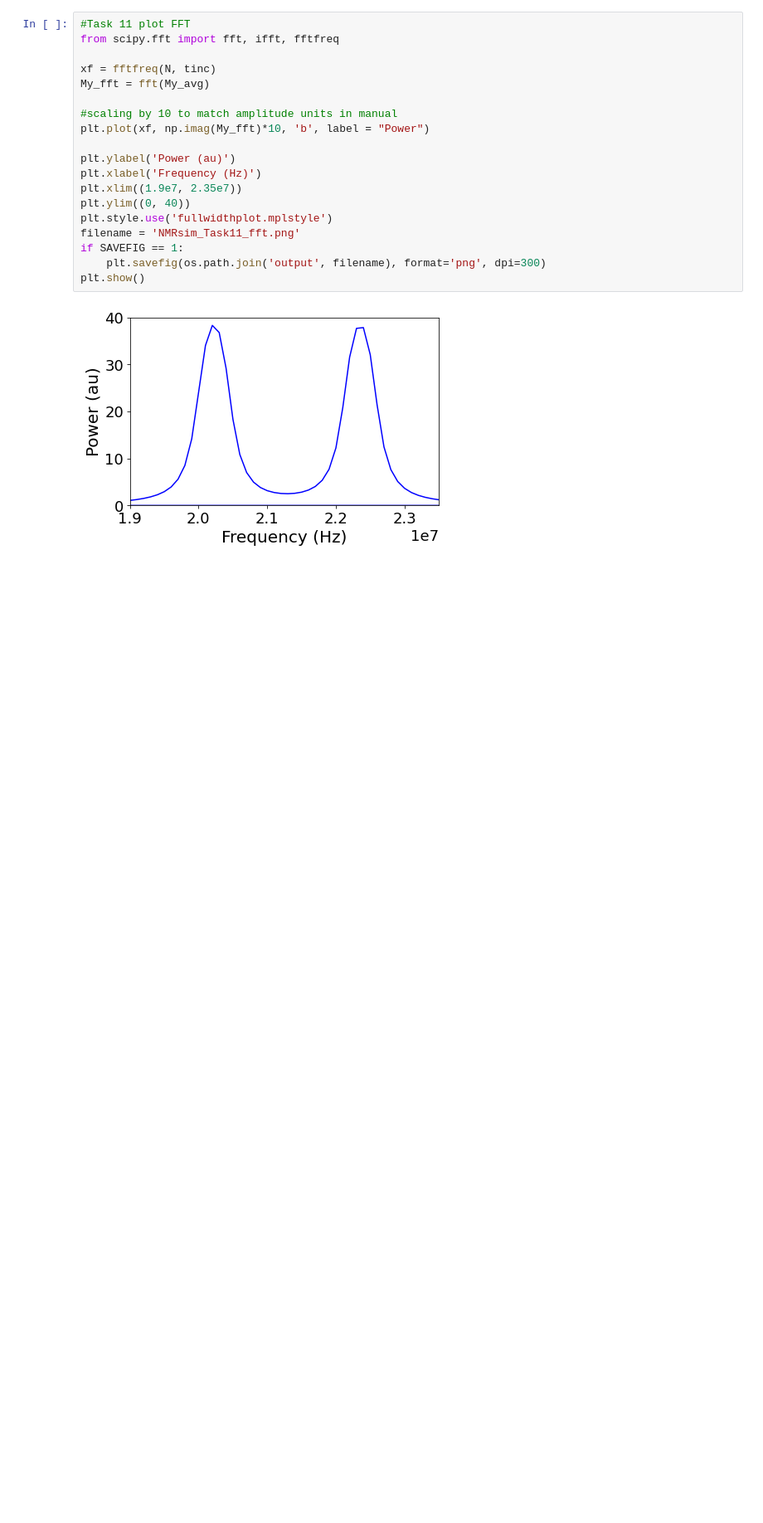
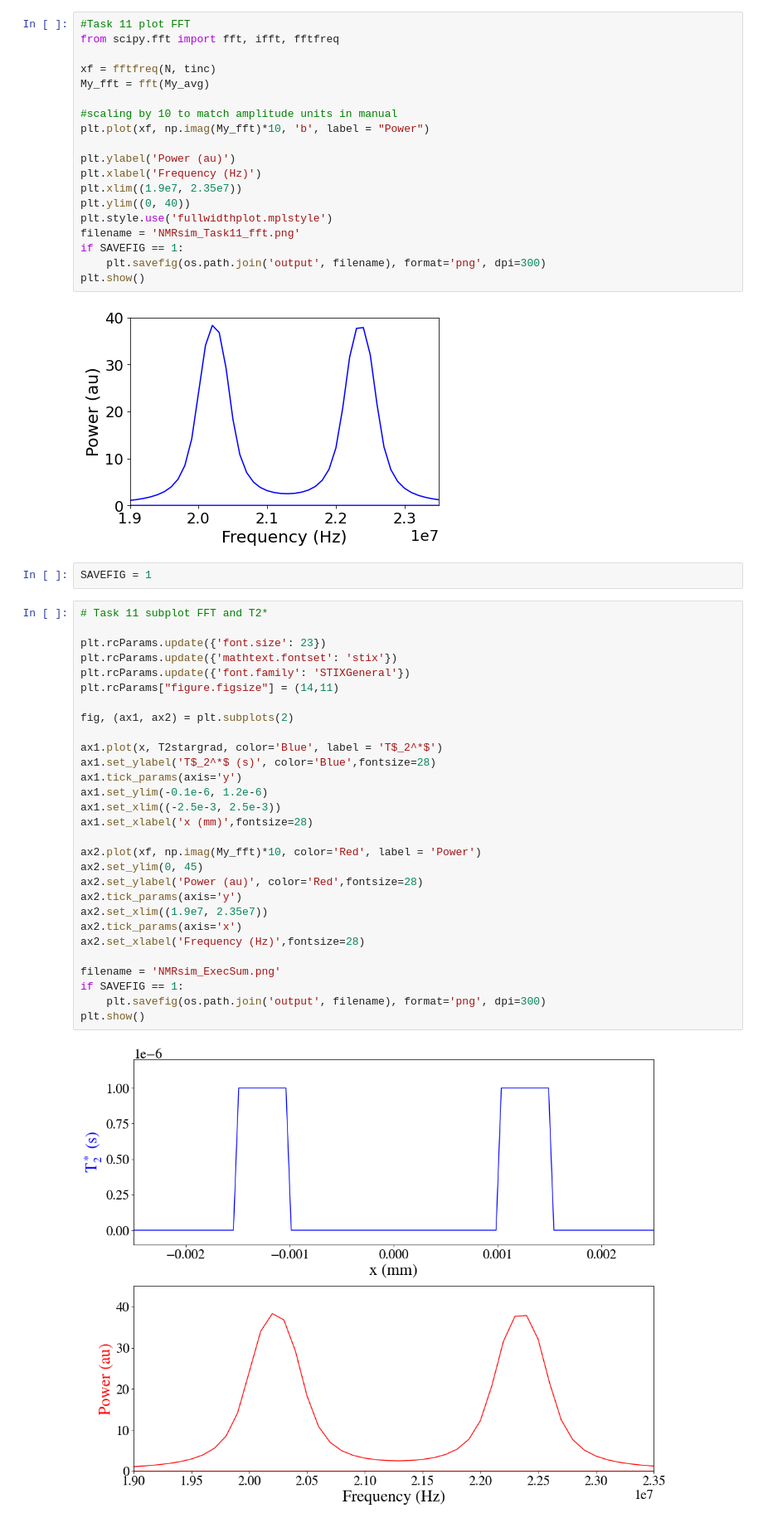
Before and after one commit to genhayes/NMR_Simulations, a Jupyter notebook: NMR Simulation.ipynb, the cells around one changed output. Shown: that part at 83% size. Cells and saved outputs as stored; diff of their text form; blank space fills up the shorter version.

Commit message:
Cleaned up figures and documentation

```diff
--- a/NMR Simulation.ipynb
+++ b/NMR Simulation.ipynb
@@ -1201,3 +1187,36 @@ if SAVEFIG == 1:
 plt.show()
 # %% [output]
 [figure]
+# %%
+SAVEFIG = 1
+# %%
+# Task 11 subplot FFT and T2*
+
+plt.rcParams.update({'font.size': 23})
+plt.rcParams.update({'mathtext.fontset': 'stix'})
+plt.rcParams.update({'font.family': 'STIXGeneral'})
+plt.rcParams["figure.figsize"] = (14,11)
+
+fig, (ax1, ax2) = plt.subplots(2)
+
+ax1.plot(x, T2stargrad, color='Blue', label = 'T$_2^*$')
+ax1.set_ylabel('T$_2^*$ (s)', color='Blue',fontsize=28)
+ax1.tick_params(axis='y')
+ax1.set_ylim(-0.1e-6, 1.2e-6)
+ax1.set_xlim((-2.5e-3, 2.5e-3))
+ax1.set_xlabel('x (mm)',fontsize=28)
+
+ax2.plot(xf, np.imag(My_fft)*10, color='Red', label = 'Power')
+ax2.set_ylim(0, 45)
+ax2.set_ylabel('Power (au)', color='Red',fontsize=28)
+ax2.tick_params(axis='y')
+ax2.set_xlim((1.9e7, 2.35e7))
+ax2.tick_params(axis='x')
+ax2.set_xlabel('Frequency (Hz)',fontsize=28)
+
+filename = 'NMRsim_ExecSum.png'
+if SAVEFIG == 1:
+    plt.savefig(os.path.join('output', filename), format='png', dpi=300)
+plt.show()
+# %% [output]
+[figure, added]
```
Also changed, not shown: parts of 6 cells of this notebook.
